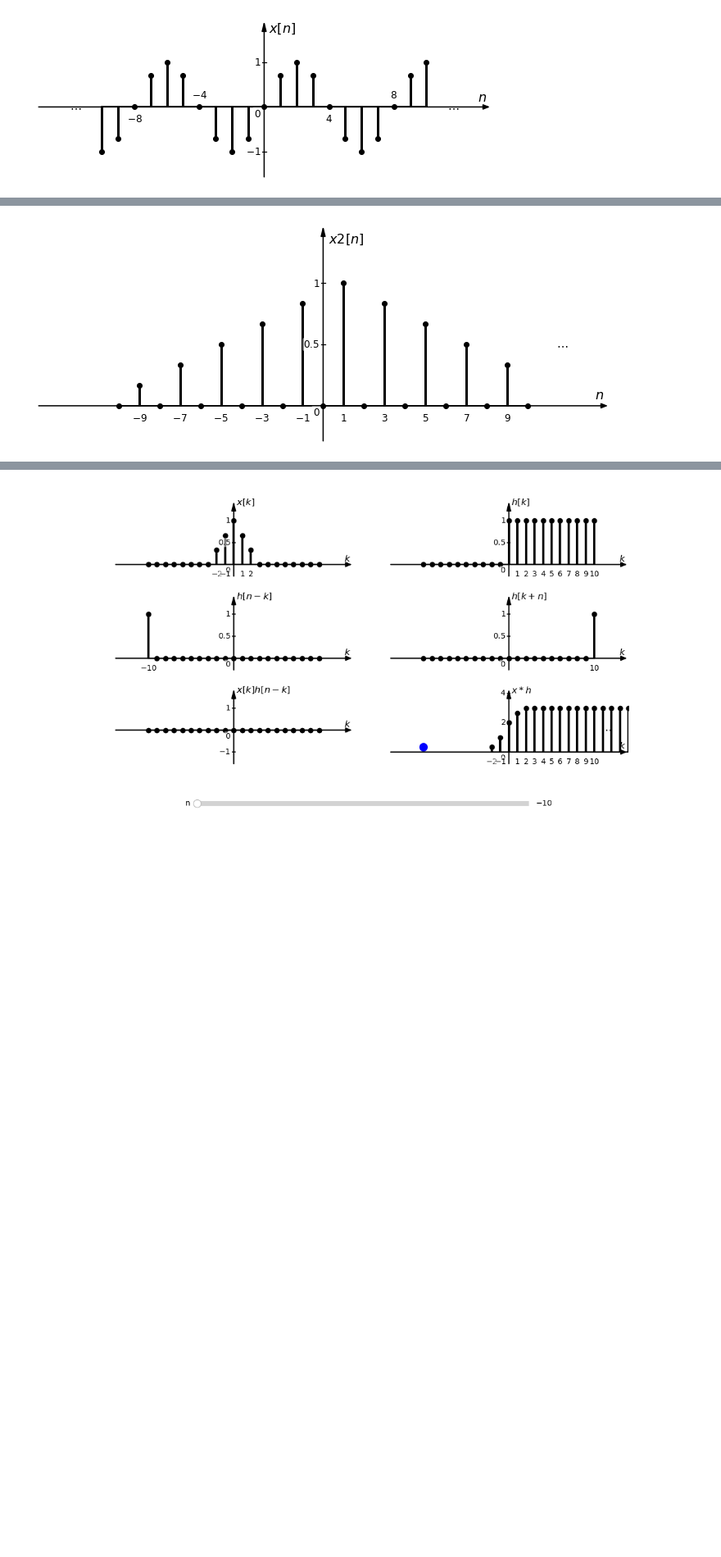
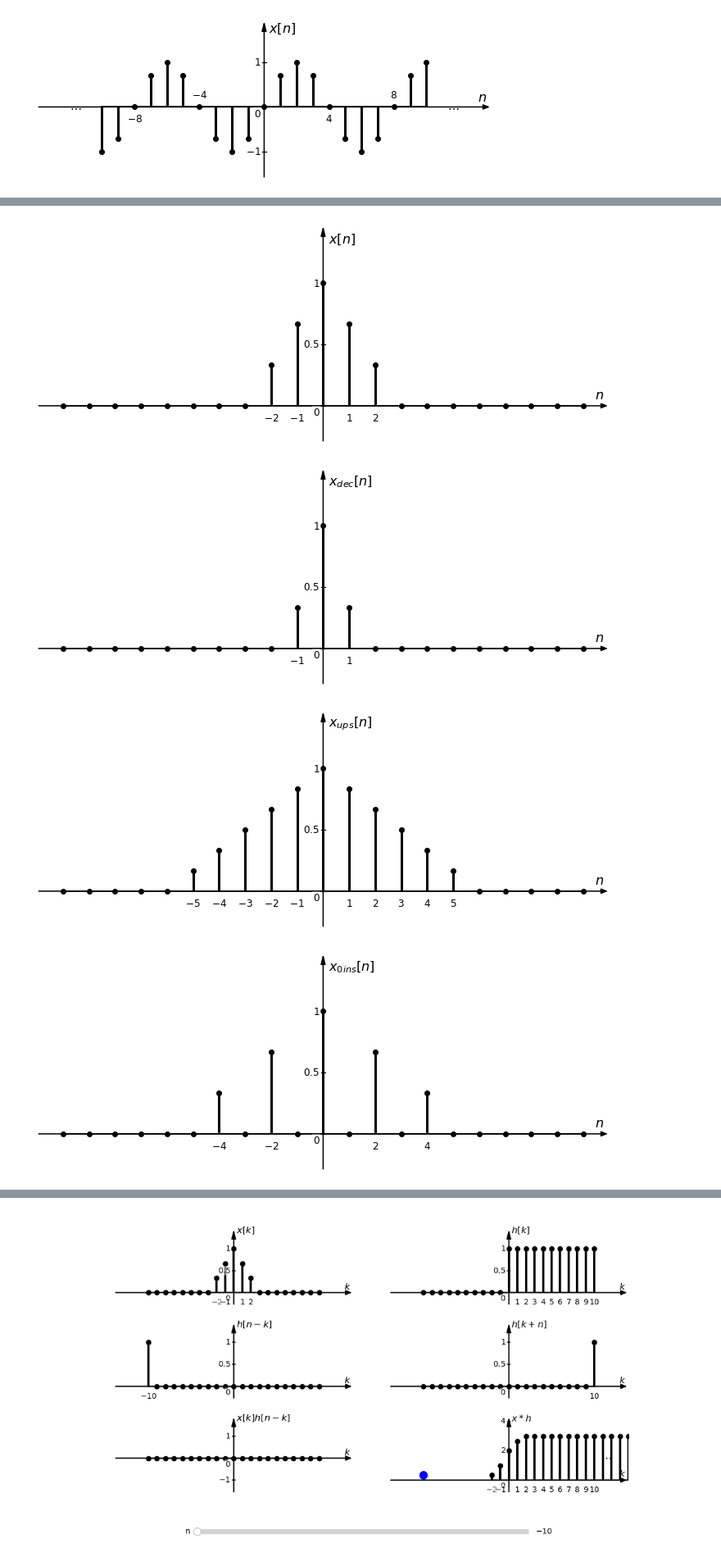
Before and after one commit to miguelmartfern/BlockDiagrams, a Jupyter notebook: docs/notebooks/discrete_signal_examples.ipynb, the cells around one changed output, grey strips where cells are left out. Shown at 82% size. Cells and saved outputs as stored; diff of their text form; code cells hidden in the pictures; blank space fills up the shorter version.

```diff
--- a/docs/notebooks/discrete_signal_examples.ipynb
+++ b/docs/notebooks/discrete_signal_examples.ipynb
@@ -133,12 +152,19 @@ dsp.add_signal("x2[n] = s[n] + z[n-3]", label="x2[n]")
 # %%
 from signalblocks import DiscreteSignalPlotter
 import numpy as np
 
 dsp = DiscreteSignalPlotter(horiz_range=(-10, 10), figsize=(10, 4))
 
-# Define: x[n] = delta(n) + delta(n-2) + u(n-3)
-dsp.add_signal("x[n] = tri(n)")
-dsp.add_signal("x2[n]=x[(n-1)/2]")
-dsp.plot("x2")
+dsp.add_signal("x[n] = tri[n]")
+dsp.add_signal('x_dec[n]=x[2*n]', label='x_{dec}[n]')
+dsp.add_signal('x_ups[n]=x[n/2]', label='x_{ups}[n]')
+dsp.zero_insertion("x", factor=2, new_name="x_0ins", label="x_{0ins}[n]")
+dsp.plot('x')
+dsp.plot('x_dec')
+dsp.plot('x_ups')
+dsp.plot('x_0ins')
 # %% [output]
-[figure, old version]
+[figure, new version]
+[figure, added]
+[figure, added]
+[figure, added]
```
Also changed, not shown: parts of 8 cells of this notebook, 16 other files.
